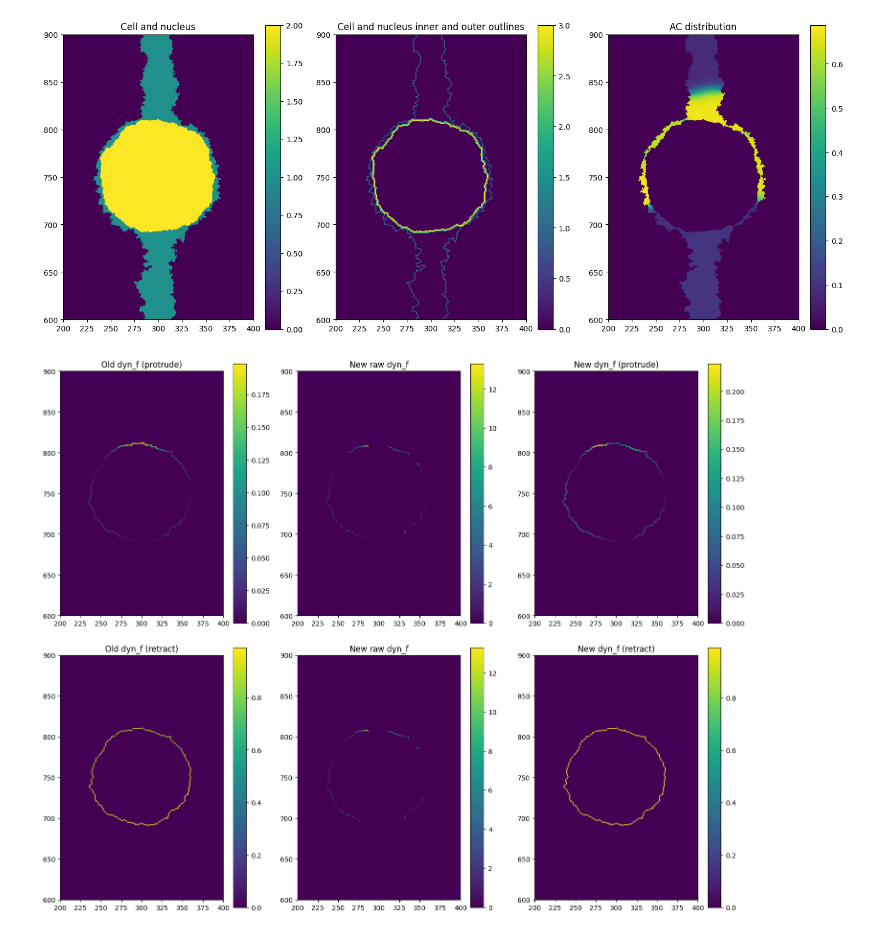
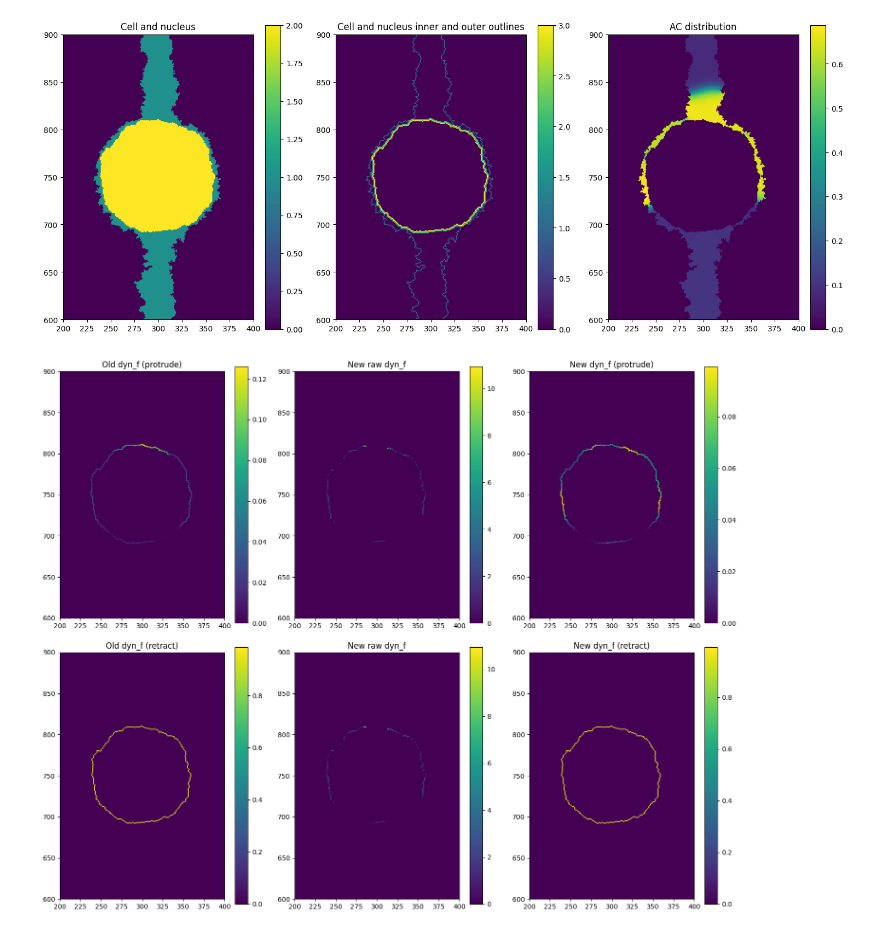
Before and after one commit to i3ta/dynein-cell-model, a Jupyter notebook: scripts/test_fit_dyn_f.ipynb, the cells around one changed output. Saved outputs shown, nothing was run; the diff lists cells and outputs as text; code cells hidden in the pictures.

```diff
--- a/scripts/test_fit_dyn_f.ipynb
+++ b/scripts/test_fit_dyn_f.ipynb
@@ -10,8 +10,8 @@ from tqdm import tqdm
 data_path = '../run/fit-model/results.h5'
 
 # Fitted model parameters (copy both values to config.yaml)
-dyn_sigma = 0.9873168468475342
-dyn_scale = 1.0543102025985718
+dyn_sigma = 1.648
+dyn_scale = 1.970
 # %%
 # Load data
 dset_nuc, dset_cell, dset_AC = load_data(data_path)
@@ -102,29 +102,29 @@ plt.show()
 # %%
 fig, axs = plt.subplots(2, 3, figsize=(15, 12))
 
-index = 10
+index = 5
 x_lim = (200, 400)
 y_lim = (600, 900)
 
 plot_heatmap(dyn_f_old_protr[index], axs[0, 0], x_lim, y_lim, fig)
 plot_heatmap(dyn_f_pre[index], axs[0, 1], x_lim, y_lim, fig)
 plot_heatmap(dyn_f_new_protr[index], axs[0, 2], x_lim, y_lim, fig)
 
 plot_heatmap(dyn_f_old_retr[index], axs[1, 0], x_lim, y_lim, fig)
 plot_heatmap(dyn_f_pre[index], axs[1, 1], x_lim, y_lim, fig)
 plot_heatmap(dyn_f_new_retr[index], axs[1, 2], x_lim, y_lim, fig)
 
 axs[0, 0].set_title("Old dyn_f (protrude)")
 axs[0, 1].set_title("New raw dyn_f")
 axs[0, 2].set_title("New dyn_f (protrude)")
 axs[1, 0].set_title("Old dyn_f (retract)")
 axs[1, 1].set_title("New raw dyn_f")
 axs[1, 2].set_title("New dyn_f (retract)")
 
 plt.tight_layout()
 plt.show()
 # %% [output]
-[figure, old version]
+[figure, new version]
 # %%
 print(f"dyn_sigma multiplier = {dyn_sigma:.6f}")
 print(f"dyn_scale = {dyn_scale:.6f}")
```
Also changed, not shown: parts of 1 cell of this notebook, 2 other files.
